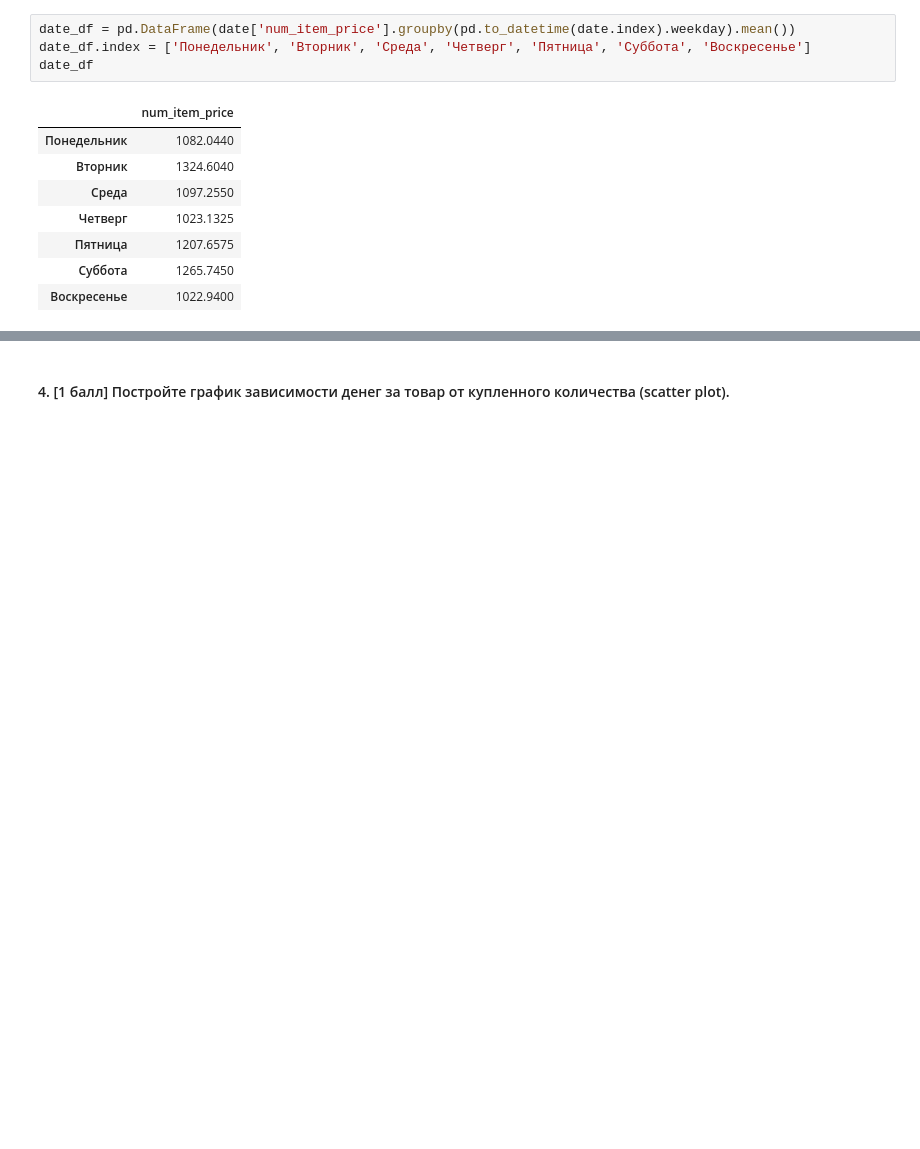
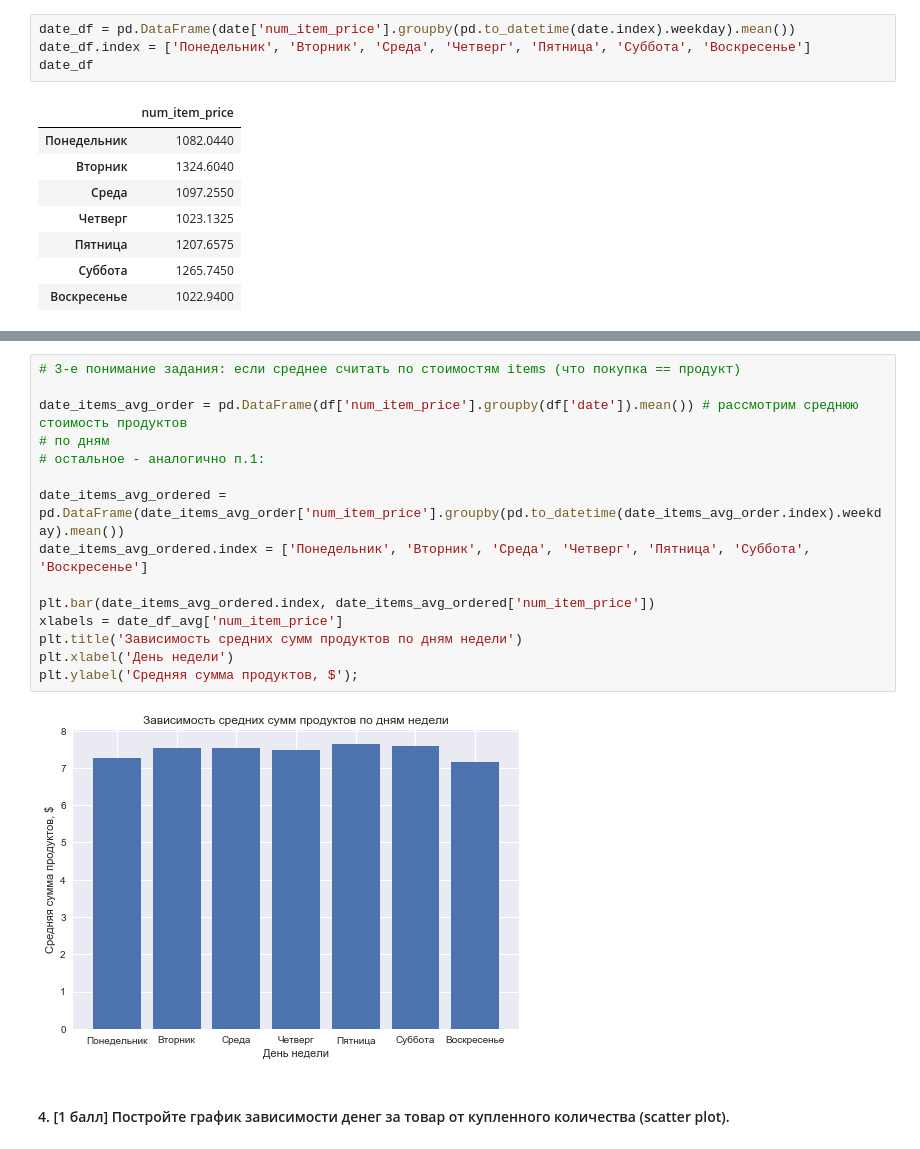
Before and after one commit to hse-mlearn/ha-01-Juliatukmacheva, a Jupyter notebook: homework-practice-01.ipynb, the cells around one changed output, grey strips where cells are left out. Cells and saved outputs as stored; diff of their text form; blank space fills up the shorter version.

```diff
--- a/homework-practice-01.ipynb
+++ b/homework-practice-01.ipynb
@@ -475,3 +496,20 @@ plt.ylabel('Средняя сумма покупок, $');
+# %%
+# 3-е понимание задания: если среднее считать по стоимостям items (что покупка == продукт)
+
+date_items_avg_order = pd.DataFrame(df['num_item_price'].groupby(df['date']).mean()) # рассмотрим среднюю стоимость продуктов
+# по дням
+# остальное - аналогично п.1:
+
+date_items_avg_ordered = pd.DataFrame(date_items_avg_order['num_item_price'].groupby(pd.to_datetime(date_items_avg_order.index).weekday).mean())
+date_items_avg_ordered.index = ['Понедельник', 'Вторник', 'Среда', 'Четверг', 'Пятница', 'Суббота', 'Воскресенье']
+
+plt.bar(date_items_avg_ordered.index, date_items_avg_ordered['num_item_price'])
+xlabels = date_df_avg['num_item_price']
+plt.title('Зависимость средних сумм продуктов по дням недели')
+plt.xlabel('День недели')
+plt.ylabel('Средняя сумма продуктов, $');
+# %% [output]
+[figure, added]
 # %% [markdown]
 #### 4. [1 балл] Постройте график зависимости денег за товар от купленного количества (scatter plot).
 # %%
```
Also changed, not shown: parts of 6 cells of this notebook.
